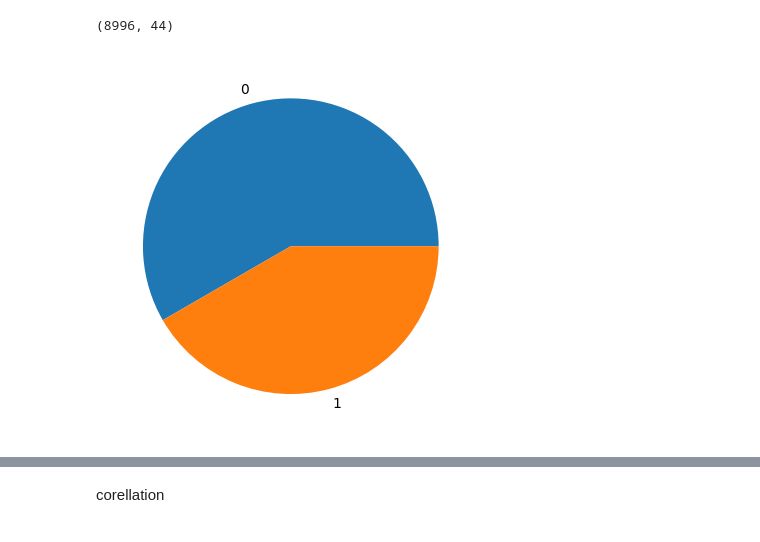
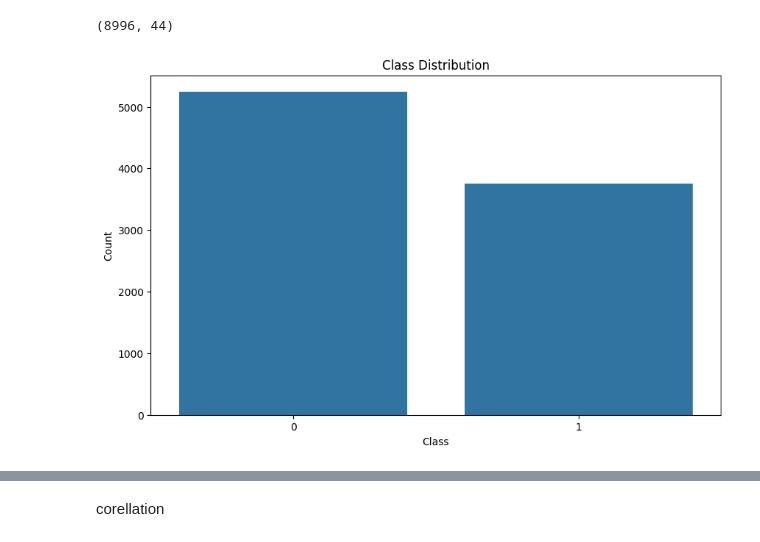
Before and after one commit to Rushavvv/car_insurance_prediction, a Jupyter notebook: 23048581_RushavSthapit.ipynb, the cells around one changed output, grey strips where cells are left out. Saved outputs shown, nothing was run; the diff lists cells and outputs as text; code cells hidden in the pictures.

```diff
--- a/23048581_RushavSthapit.ipynb
+++ b/23048581_RushavSthapit.ipynb
@@ -118,8 +129,13 @@ dtype: int64
 df.shape
 # %% [output]
 (8996, 44)
-# %%
-plt.pie(df['is_claim'].value_counts(),labels = df['is_claim'].value_counts().index.tolist())
-plt.show()
-# %% [output]
-[figure, removed]
+# %%
+# Plotting the class distribution after balancing
+plt.figure(figsize=(10,6))
+sns.countplot(x='is_claim', data=df)
+plt.title('Class Distribution')
+plt.xlabel('Class')
+plt.ylabel('Count')
+plt.show()
+# %% [output]
+[figure, added]
```
Also changed, not shown: parts of 48 cells of this notebook.
